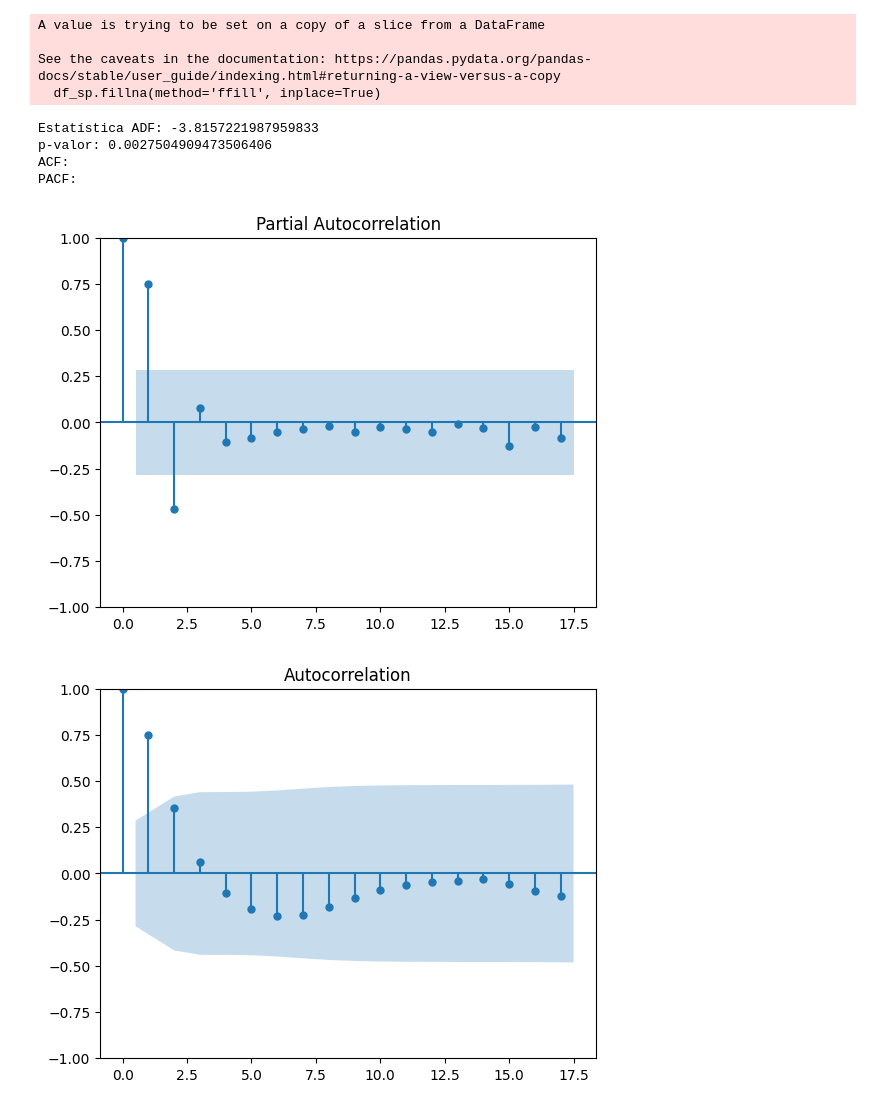
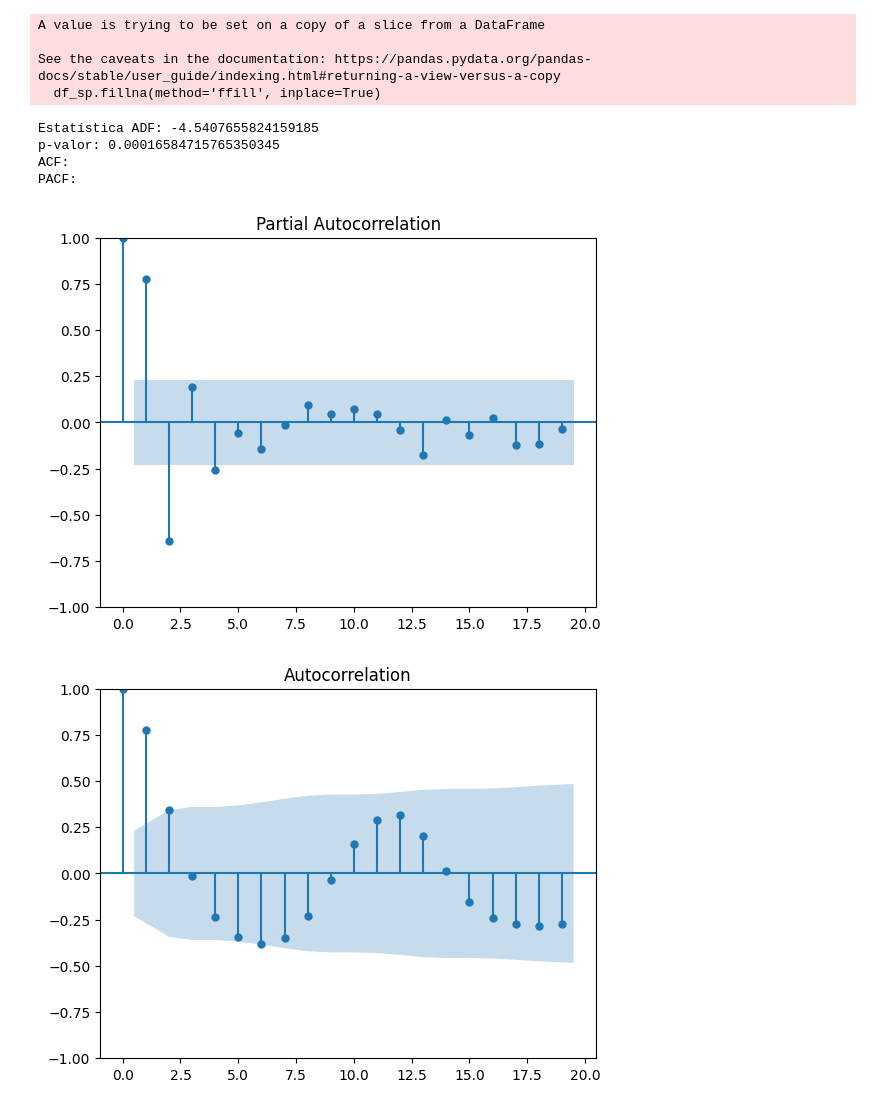
Before and after one commit to Kenzo-Sugai/PrevisaoCasosDengueSP, a Jupyter notebook: Python/Kalman/SarimaxKalman.ipynb, the cells around one changed output. Saved outputs shown, nothing was run; the diff lists cells and outputs as text; code cells hidden in the pictures.

Commit message:
sarimax total

```diff
--- a/Python/Kalman/SarimaxKalman.ipynb
+++ b/Python/Kalman/SarimaxKalman.ipynb
@@ -8,16 +8,17 @@ import matplotlib.pyplot as plt
 from statsmodels.tsa.stattools import adfuller
 from statsmodels.graphics.tsaplots import plot_acf, plot_pacf
 # %%
-df = pd.read_csv('..\\..\\Dataset\\testes\\dataset_casos_mensais_publicacao.csv',
+df = pd.read_csv('..\\..\\Dataset\\testes\\dataset_casos_mensais_sem_municipio.csv',
                     parse_dates=['dt_notificacao'],
-                    usecols=['dt_notificacao', 'cd_municipio', 'qntd_casos', 'temp_media_mensal', 'precipitacao_total_mensal']
+                    usecols=['dt_notificacao', 'qntd_casos', 'temp_media_mensal', 'precipitacao_total_mensal']
                 )
 df = df.sort_values('dt_notificacao')
 
 df_sp = df[
-         (df['cd_municipio'] == 355030)
-        & (df['dt_notificacao'] > '2018-03-01')
-        & (df['dt_notificacao'] < '2023-12-01')
+
+        (df['dt_notificacao'] >= '2018-01-01')
+        & (df['dt_notificacao'] <= '2023-12-01')
+
         ]
 # %%
 df_sp.set_index('dt_notificacao', inplace=True)
@@ -39,18 +40,18 @@ y_test = test['qntd_casos']
 exog_train = train[['temp_media_mensal', 'precipitacao_total_mensal']]
 exog_test = test[['temp_media_mensal', 'precipitacao_total_mensal']]
 # %%
-result = adfuller(y_train)
+result = adfuller(df_sp['qntd_casos'])
 
 print(f'Estatística ADF: {result[0]}')
 print(f'p-valor: {result[1]}')
 print('ACF:')
-plot_acf(y_train)
+plot_acf(df_sp['qntd_casos'])
 print("PACF:")
-plot_pacf(y_train)
+plot_pacf(df_sp['qntd_casos'])
 # %% [output]
-Estatística ADF: -3.8157221987959833
-p-valor: 0.0027504909473506406
+Estatística ADF: -4.5407655824159185
+p-valor: 0.00016584715765350345
 ACF:
 PACF:
-[figure, old version]
+[figure, new version]
-[figure, old version]
+[figure, new version]
```
Also changed, not shown: parts of 4 cells of this notebook, 2 other files.
